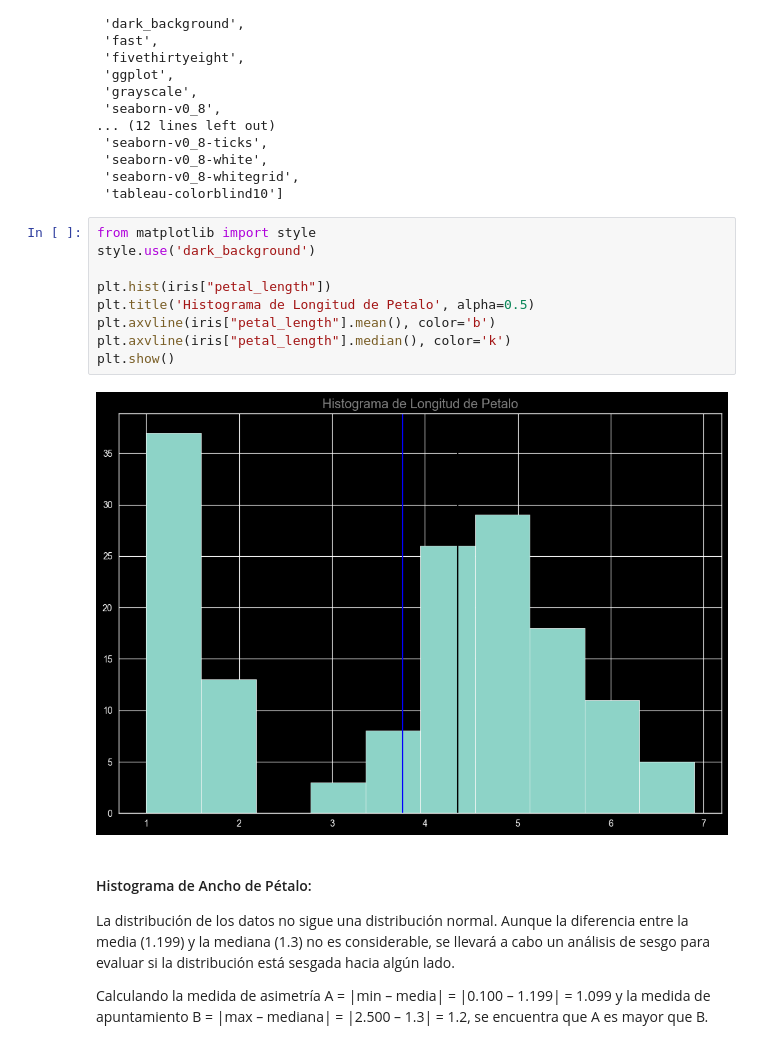
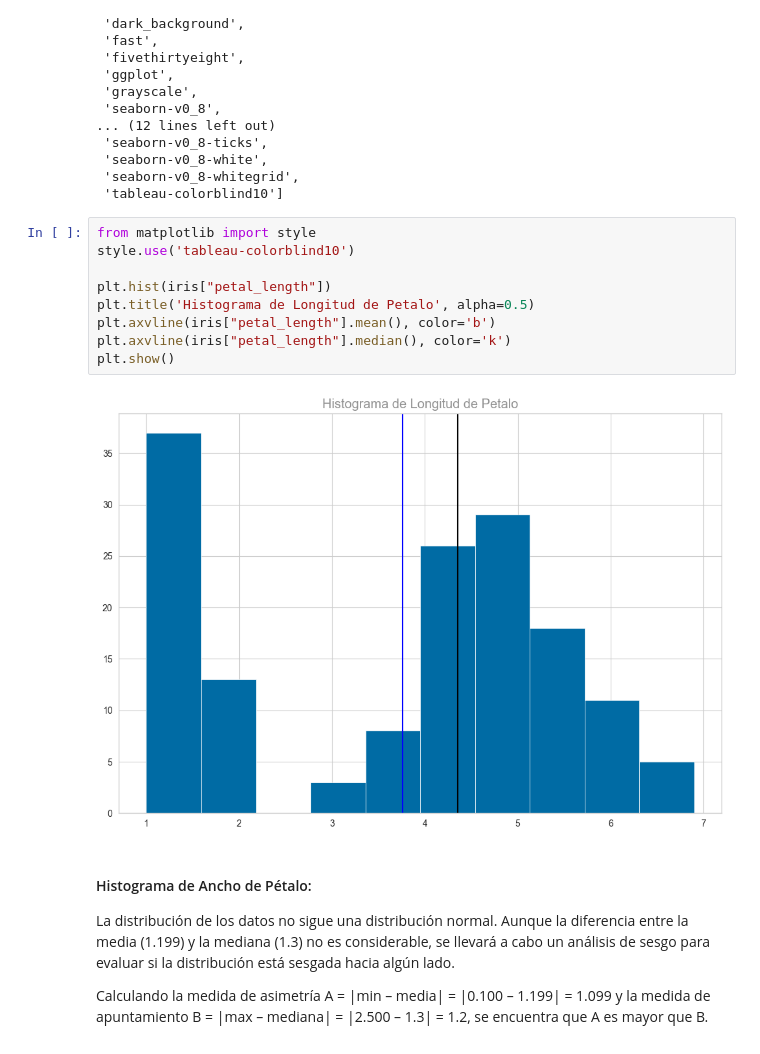
Before and after one commit to HesusG/ucamp-ds, a Jupyter notebook: week8/Ejemplo.ipynb, the cells around one changed output. Drawn from its saved outputs; the diff is of its cells as text.

```diff
--- a/week8/Ejemplo.ipynb
+++ b/week8/Ejemplo.ipynb
@@ -111,15 +107,15 @@ plt.style.available
  'tableau-colorblind10']
 # %%
 from matplotlib import style
-style.use('dark_background')
+style.use('tableau-colorblind10')
 
 plt.hist(iris["petal_length"])
 plt.title('Histograma de Longitud de Petalo', alpha=0.5)
 plt.axvline(iris["petal_length"].mean(), color='b')
 plt.axvline(iris["petal_length"].median(), color='k')
 plt.show()
 # %% [output]
-[figure, old version]
+[figure, new version]
 # %% [markdown]
 #### Histograma de Ancho de Pétalo:
 La distribución de los datos no sigue una distribución normal. Aunque la diferencia entre la media (1.199) y la mediana (1.3) no es considerable, se llevará a cabo un análisis de sesgo para evaluar si la distribución está sesgada hacia algún lado.
```
Also changed, not shown: parts of 2 cells of this notebook, 1 other file.
